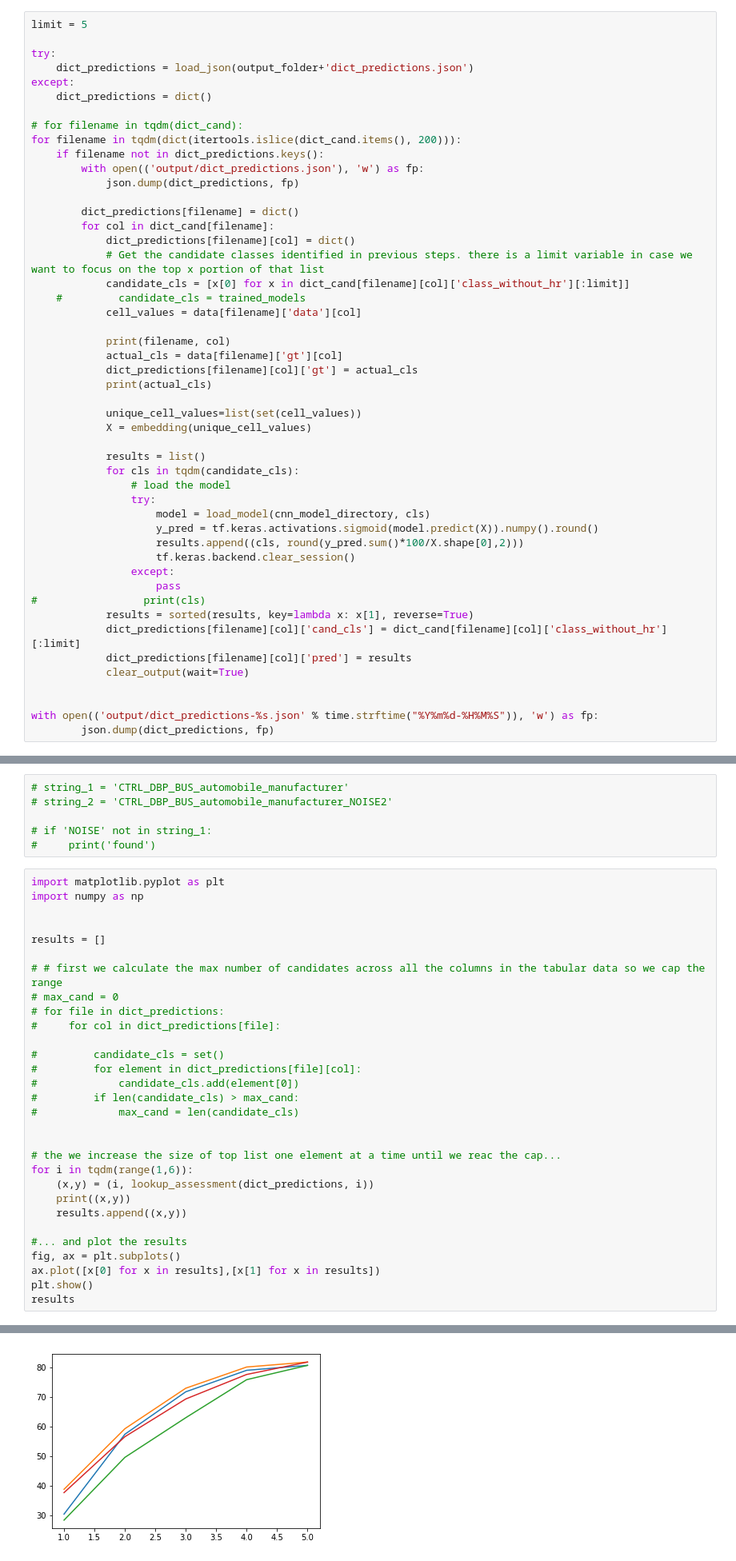
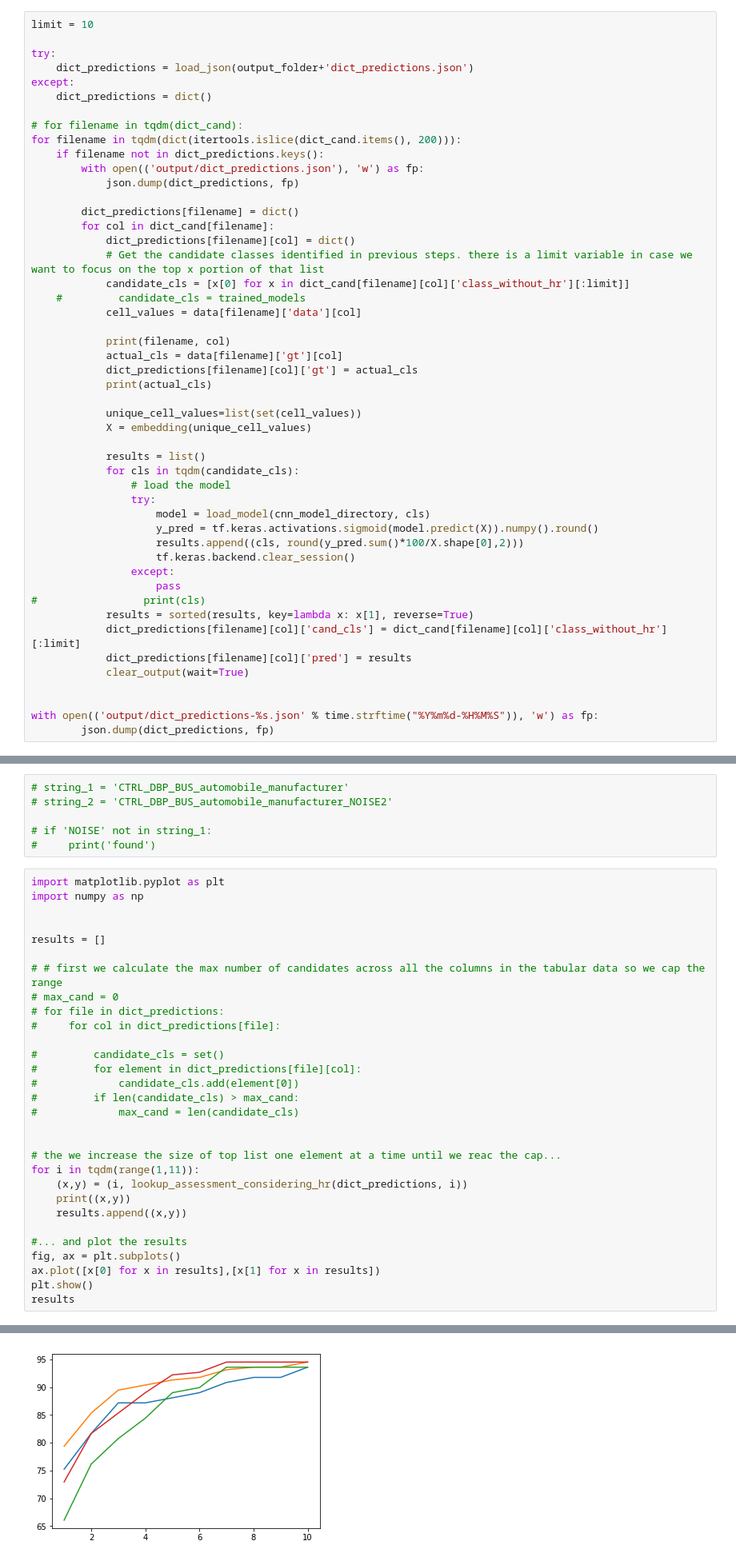
Before and after one commit to zdetor54/nov-city-ms-project, a Jupyter notebook: app/load-models-and-predict.ipynb, the cells around one changed output, grey strips where cells are left out. Shown at 80% size. Drawn from its saved outputs; the diff is of its cells as text.

```diff
--- a/app/load-models-and-predict.ipynb
+++ b/app/load-models-and-predict.ipynb
@@ -207,7 +207,7 @@ import tensorflow as tf
 # %%
 # len(dict_cand)
 # %%
-limit = 5
+limit = 10
 
 try:
     dict_predictions = load_json(output_folder+'dict_predictions.json')
@@ -389,8 +389,8 @@ results = []
 
 
 # the we increase the size of top list one element at a time until we reac the cap...
-for i in tqdm(range(1,6)):
-    (x,y) = (i, lookup_assessment(dict_predictions, i))
+for i in tqdm(range(1,11)):
+    (x,y) = (i, lookup_assessment_considering_hr(dict_predictions, i))
     print((x,y))
     results.append((x,y))
 
@@ -408 +413 @@ results
-[figure, old version]
+[figure, new version]
```
Also changed, not shown: parts of 4 cells of this notebook, 5 other files.
